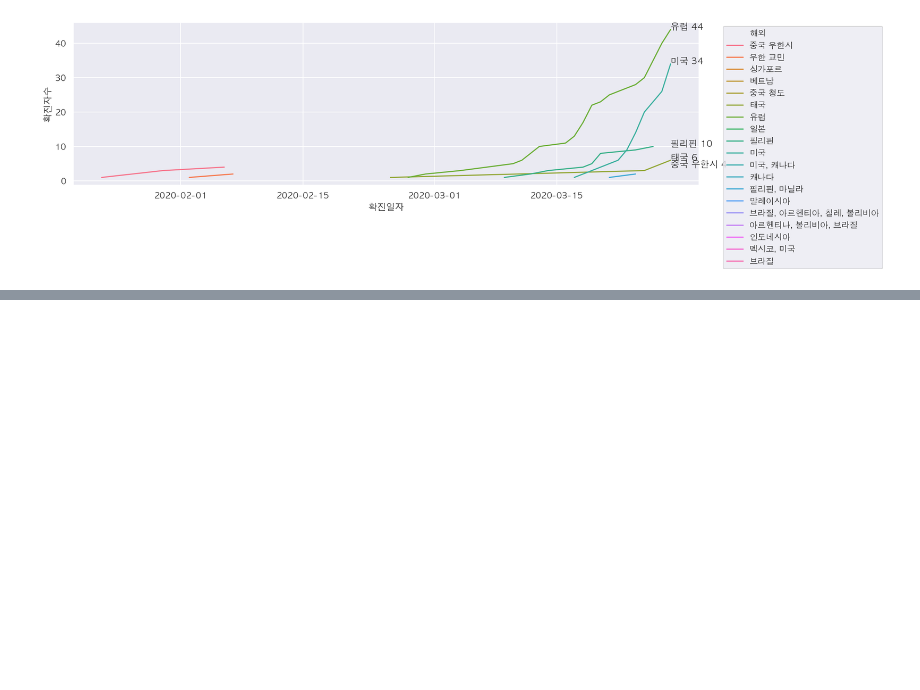
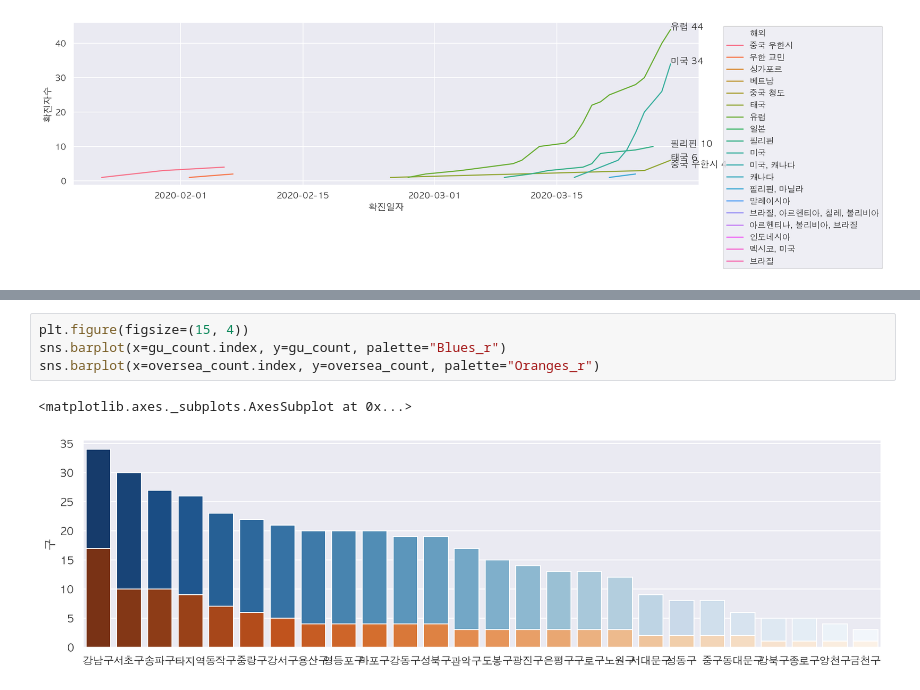
Before and after one commit to corazzon/COVID-19-eda, a Jupyter notebook: 06-seoul-covid-19-eda.ipynb, the cells around one changed output, grey strips where cells are left out. Drawn from its saved outputs; the diff is of its cells as text; blank space fills up the shorter version.

```diff
--- a/06-seoul-covid-19-eda.ipynb
+++ b/06-seoul-covid-19-eda.ipynb
@@ -761,3 +765,10 @@ Name: 구, dtype: int64
+# %%
+plt.figure(figsize=(15, 4))
+sns.barplot(x=gu_count.index, y=gu_count, palette="Blues_r")
+sns.barplot(x=oversea_count.index, y=oversea_count, palette="Oranges_r")
+# %% [output]
+<matplotlib.axes._subplots.AxesSubplot at 0x...>
+[figure, added]
 # %%
 plt.figure(figsize=(20, 4))
 sns.countplot(data=df_oversea, x="구", hue="성별", order=gu_count.index)
```
Also changed, not shown: parts of 29 cells of this notebook.
